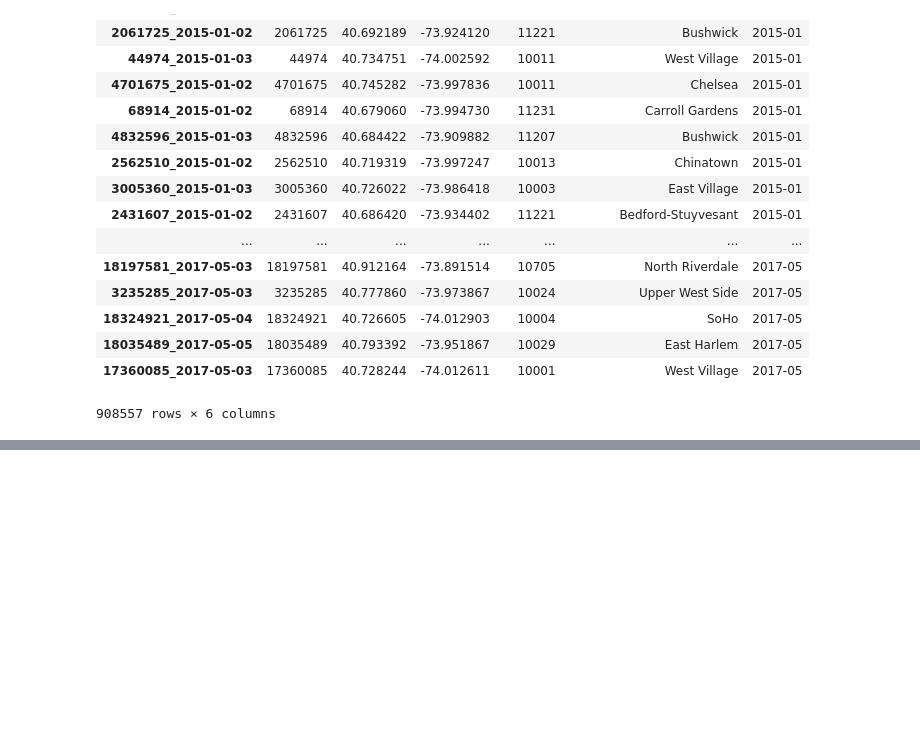
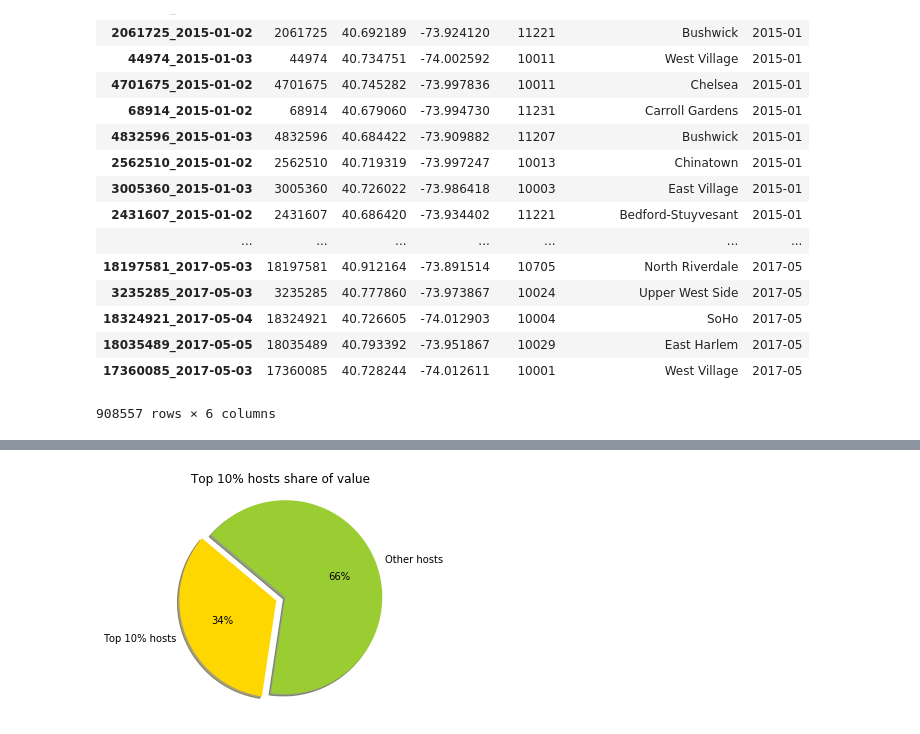
Before and after one commit to Dianaumd/project1, a Jupyter notebook: Project 2 Airbnb Analysis.ipynb, the cells around one changed output, grey strips where cells are left out. Cells and saved outputs as stored; diff of their text form; code cells hidden in the pictures; blank space fills up the shorter version.

```diff
--- a/Project 2 Airbnb Analysis.ipynb
+++ b/Project 2 Airbnb Analysis.ipynb
@@ -327,0 +350,17 @@ total_listings[['id','latitude','longitude','zipcode','neighbourhood_cleansed','
+# %%
+value_by_host = data.groupby(['host_id']).sum().price
+top10_value = value_by_host.nlargest(n=int(len(value_by_host)*0.1)).sum()
+# %%
+labels = 'Top 10% hosts', 'Other hosts'
+sizes = [top10_value/value_by_host.sum(), 1-top10_value/value_by_host.sum()]
+colors = ['gold', 'yellowgreen']
+explode = (0.1, 0)
+
+plt.pie(sizes, explode=explode, labels=labels, colors=colors,
+        autopct='%1.0f%%', shadow=True, startangle=140)
+
+plt.axis('equal')
+plt.title('Top 10% hosts share of value')
+plt.show()
+# %% [output]
+[figure, added]
```
Also changed, not shown: parts of 17 cells of this notebook.
